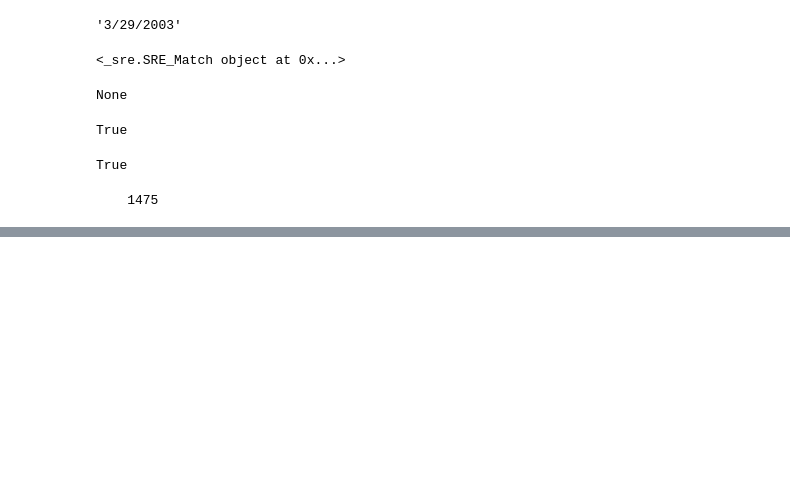
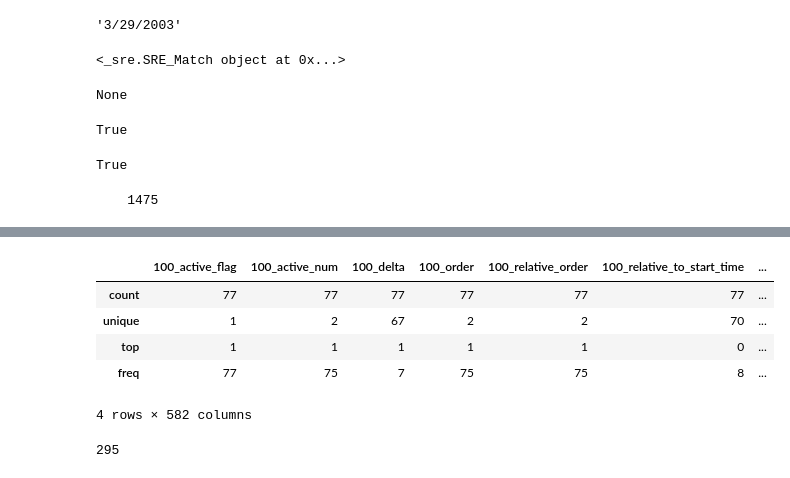
Before and after one commit to nnadtoka/DAT_SF_13_homework, a Jupyter notebook: final/FinalProjectStart.ipynb, the cells around one changed output, grey strips where cells are left out. Saved outputs shown, nothing was run; the diff lists cells and outputs as text; code cells hidden in the pictures; blank space fills up the shorter version.

```diff
--- a/final/FinalProjectStart.ipynb
+++ b/final/FinalProjectStart.ipynb
@@ -507,0 +683,13 @@ with open('activities_data.csv') as file:
+# %%
+my_df.describe()
+# %% [output]
+|  | 100_active_flag | 100_active_num | 100_delta | 100_order | 100_relative_order | 100_relative_to_start_time | ... |
+| count | 77 | 77 | 77 | 77 | 77 | 77 | ... |
+| unique | 1 | 2 | 67 | 2 | 2 | 70 | ... |
+| top | 1 | 1 | 1 | 1 | 1 | 0 | ... |
+| freq | 77 | 75 | 7 | 75 | 75 | 8 | ... |
+4 rows × 582 columns
+# %%
+len(my_df.index)
+# %% [output]
+295
```
Also changed, not shown: parts of 8 cells of this notebook.
